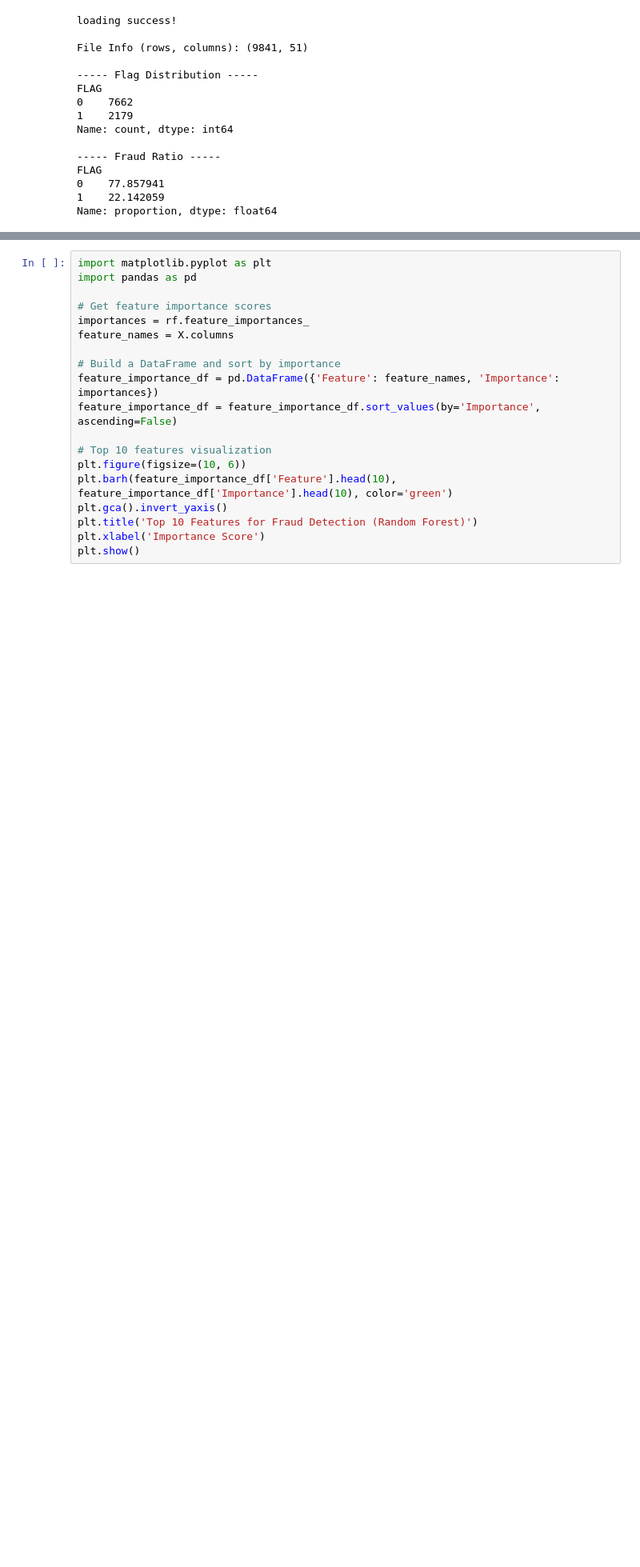
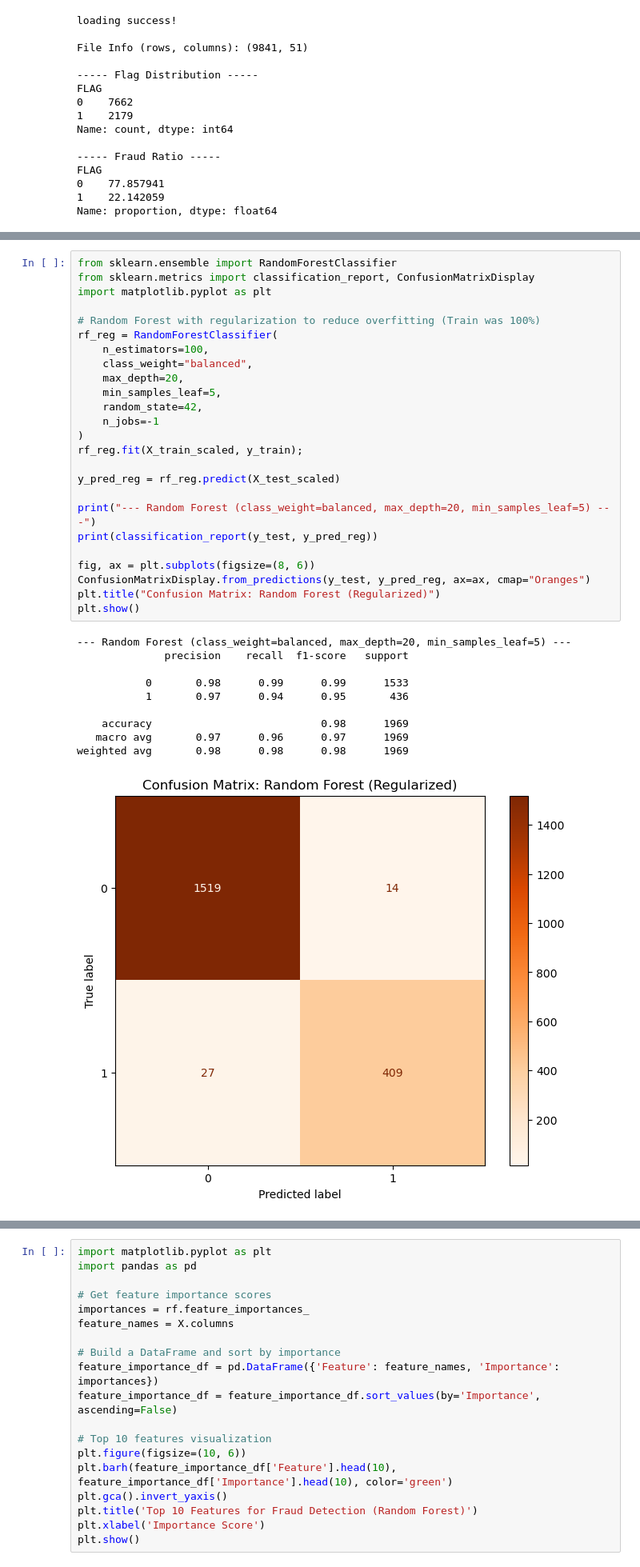
Before and after one commit to Francisx1/ATF, a Jupyter notebook: ATF.ipynb, the cells around one changed output, grey strips where cells are left out. Shown at 80% size. Saved outputs shown, nothing was run; the diff lists cells and outputs as text; blank space fills up the shorter version.

```diff
--- a/ATF.ipynb
+++ b/ATF.ipynb
@@ -151,0 +191,36 @@ weighted avg       0.98      0.98      0.98      1969
+# %%
+from sklearn.ensemble import RandomForestClassifier
+from sklearn.metrics import classification_report, ConfusionMatrixDisplay
+import matplotlib.pyplot as plt
+
+# Random Forest with regularization to reduce overfitting (Train was 100%)
+rf_reg = RandomForestClassifier(
+    n_estimators=100,
+    class_weight="balanced",
+    max_depth=20,
+    min_samples_leaf=5,
+    random_state=42,
+    n_jobs=-1
+)
+rf_reg.fit(X_train_scaled, y_train);
+
+y_pred_reg = rf_reg.predict(X_test_scaled)
+
+print("--- Random Forest (class_weight=balanced, max_depth=20, min_samples_leaf=5) ---")
+print(classification_report(y_test, y_pred_reg))
+
+fig, ax = plt.subplots(figsize=(8, 6))
+ConfusionMatrixDisplay.from_predictions(y_test, y_pred_reg, ax=ax, cmap="Oranges")
+plt.title("Confusion Matrix: Random Forest (Regularized)")
+plt.show()
+# %% [output]
+--- Random Forest (class_weight=balanced, max_depth=20, min_samples_leaf=5) ---
+              precision    recall  f1-score   support
+
+           0       0.98      0.99      0.99      1533
+           1       0.97      0.94      0.95       436
+
+    accuracy                           0.98      1969
+   macro avg       0.97      0.96      0.97      1969
+weighted avg       0.98      0.98      0.98      1969
+[figure, added]
```
Also changed, not shown: parts of 9 cells of this notebook.
